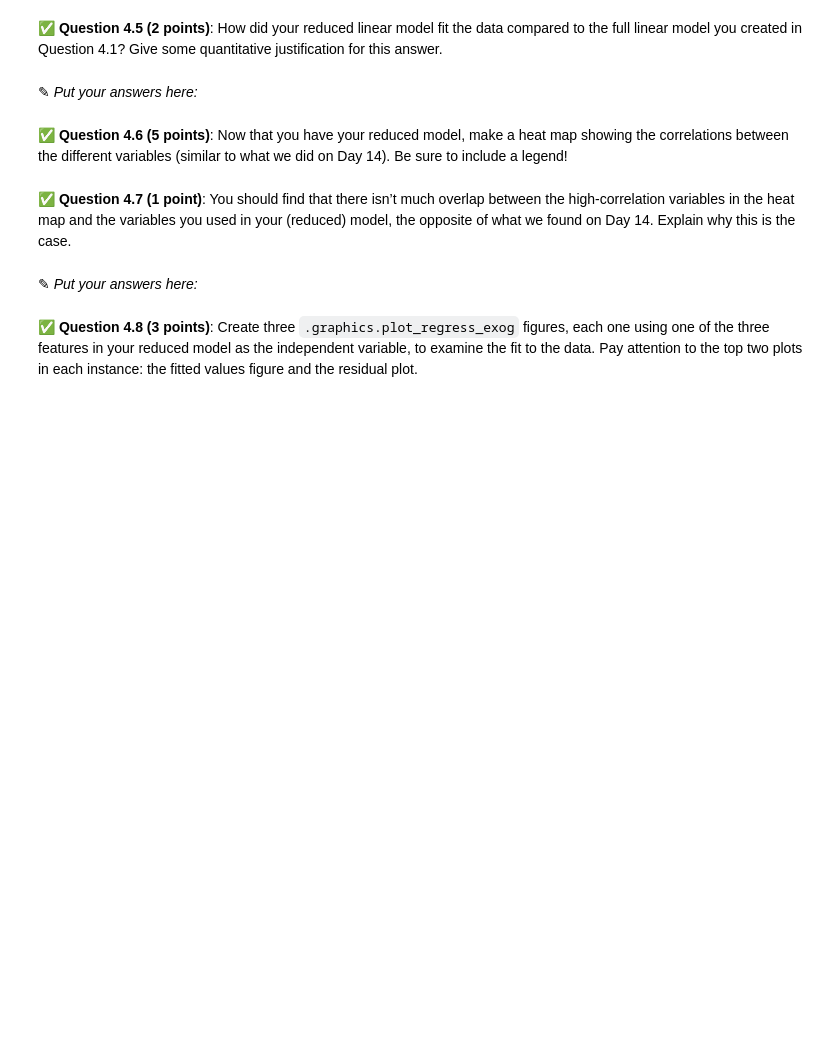
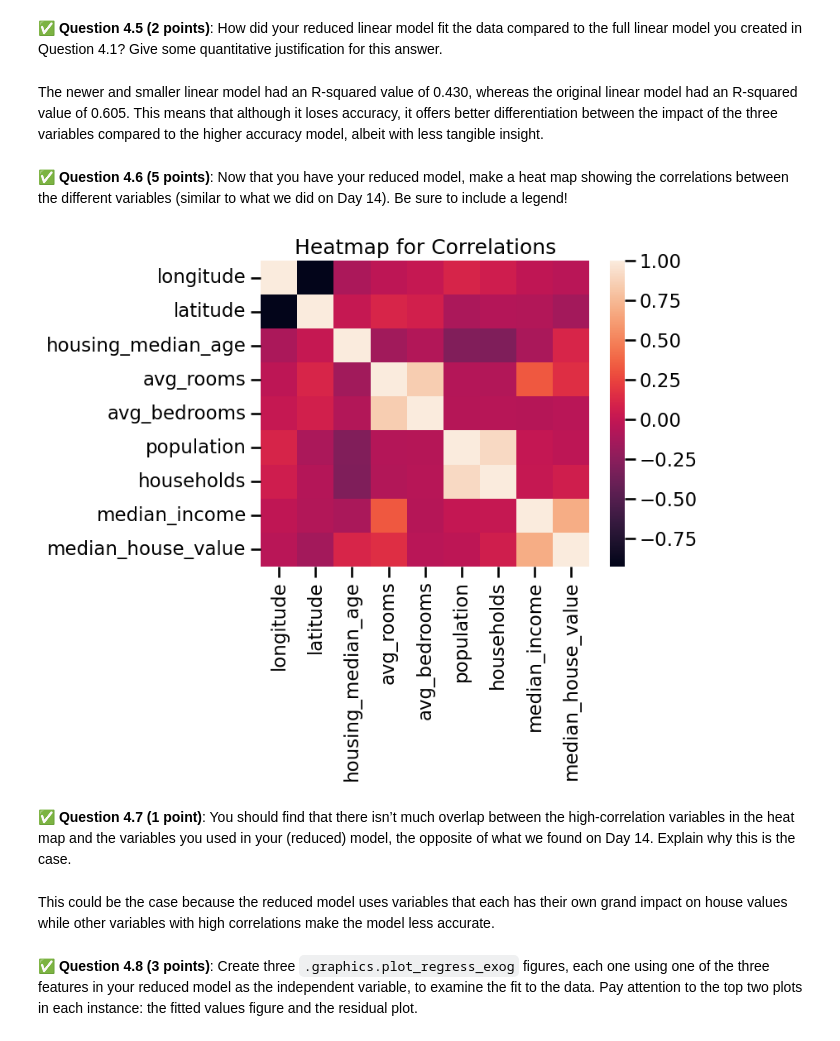
Before and after one commit to nasajoel2032/CMSE202-f25-turnin, a Jupyter notebook: hw-03/HW3.ipynb, the cells around one changed output. Cells and saved outputs as stored; diff of their text form; code cells hidden in the pictures; blank space fills up the shorter version.

```diff
--- a/hw-03/HW3.ipynb
+++ b/hw-03/HW3.ipynb
@@ -353,6 +405,6 @@ Multicollinearity is a statistical phenomenon where some of the features in a mo
 # %% [markdown]
 &#9989;  **Question 4.5 (2 points)**: How did your reduced linear model fit the data compared to the full linear model you created in Question 4.1? Give some quantitative justification for this answer.
-# %% [markdown]
-<font size=+3>&#9998;</font> _Put your answers here:_
+# %% [markdown]
+The newer and smaller linear model had an R-squared value of 0.430, whereas the original linear model had an R-squared value of 0.605. This means that although it loses accuracy, it offers better differentiation between the impact of the three variables compared to the higher accuracy model, albeit with less tangible insight.
 # %% [markdown]
 &#9989;  **Question 4.6 (5 points)**: Now that you have your reduced model, make a heat map showing the correlations between the different variables (similar to what we did on Day 14). Be sure to include a legend!
@@ -361,6 +411,14 @@ Multicollinearity is a statistical phenomenon where some of the features in a mo
+# %%
+corr_house = house.select_dtypes(include=['float64', 'int64'])
+corr = corr_house.corr()
+sns.heatmap(corr)
+plt.title('Heatmap for Correlations')
+plt.show()
+# %% [output]
+[figure, added]
 # %% [markdown]
 &#9989;  **Question 4.7 (1 point)**: You should find that there isn’t much overlap between the high-correlation variables in the heat map and the variables you used in your (reduced)  model, the opposite of what we found on Day 14. Explain why this is the case.
-# %% [markdown]
-<font size=+3>&#9998;</font> _Put your answers here:_
+# %% [markdown]
+This could be the case because the reduced model uses variables that each has their own grand impact on house values while other variables with high correlations make the model less accurate.
 # %% [markdown]
 &#9989;  **Question 4.8 (3 points)**: Create three `.graphics.plot_regress_exog` figures, each one using one of the three features in your reduced model as the independent variable, to examine the fit to the data. Pay attention to the top two plots in each instance: the fitted values figure and the residual plot.
```
Also changed, not shown: parts of 18 cells of this notebook.
